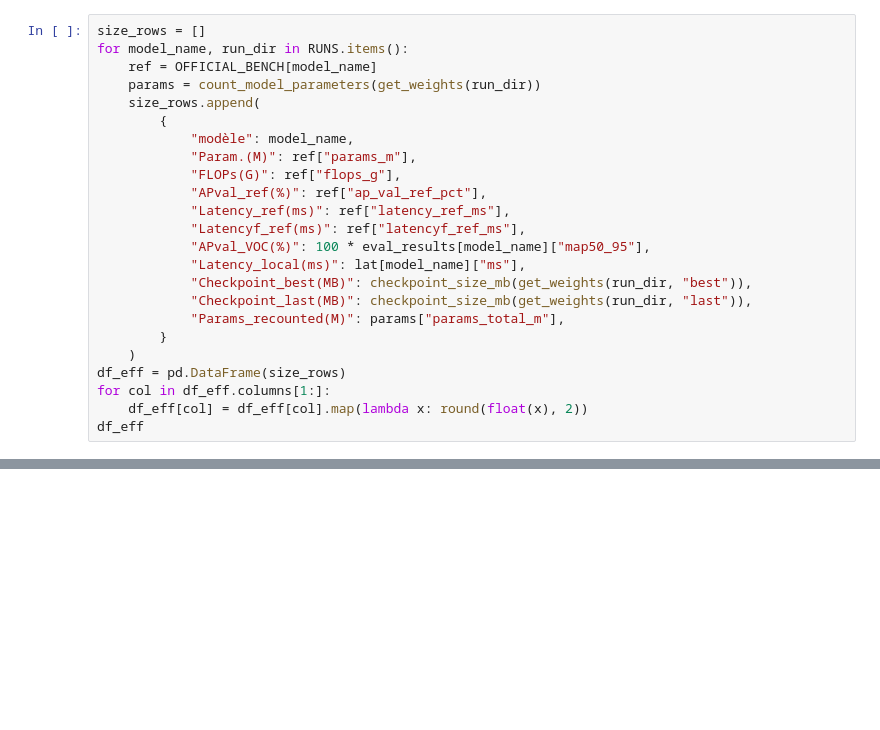
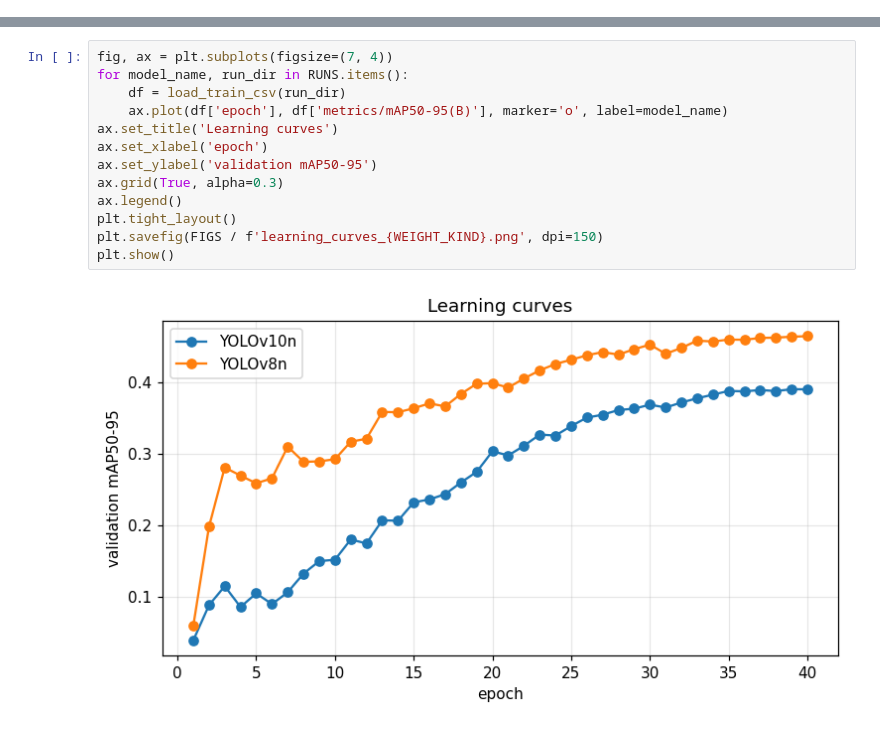
Before and after one commit to enzontl/deep-learning-paper-YOLOv10, a Jupyter notebook: notebooks/02_viz_compare_yolov10_mps.ipynb, the cells around one changed output, grey strips where cells are left out. Drawn from its saved outputs; the diff is of its cells as text; blank space fills up the shorter version.

```diff
--- a/notebooks/02_viz_compare_yolov10_mps.ipynb
+++ b/notebooks/02_viz_compare_yolov10_mps.ipynb
@@ -306,24 +0,0 @@ plt.show()
-# %%
-size_rows = []
-for model_name, run_dir in RUNS.items():
-    ref = OFFICIAL_BENCH[model_name]
-    params = count_model_parameters(get_weights(run_dir))
-    size_rows.append(
-        {
-            "modèle": model_name,
-            "Param.(M)": ref["params_m"],
-            "FLOPs(G)": ref["flops_g"],
-            "APval_ref(%)": ref["ap_val_ref_pct"],
-            "Latency_ref(ms)": ref["latency_ref_ms"],
-            "Latencyf_ref(ms)": ref["latencyf_ref_ms"],
-            "APval_VOC(%)": 100 * eval_results[model_name]["map50_95"],
-            "Latency_local(ms)": lat[model_name]["ms"],
-            "Checkpoint_best(MB)": checkpoint_size_mb(get_weights(run_dir, "best")),
-            "Checkpoint_last(MB)": checkpoint_size_mb(get_weights(run_dir, "last")),
-            "Params_recounted(M)": params["params_total_m"],
-        }
-    )
-df_eff = pd.DataFrame(size_rows)
-for col in df_eff.columns[1:]:
-    df_eff[col] = df_eff[col].map(lambda x: round(float(x), 2))
-df_eff
@@ -445,0 +175,15 @@ Si tu veux comparer `last.pt` au lieu de `best.pt`, change `WEIGHT_KIND = "last"
+# %%
+fig, ax = plt.subplots(figsize=(7, 4))
+for model_name, run_dir in RUNS.items():
+    df = load_train_csv(run_dir)
+    ax.plot(df['epoch'], df['metrics/mAP50-95(B)'], marker='o', label=model_name)
+ax.set_title('Learning curves')
+ax.set_xlabel('epoch')
+ax.set_ylabel('validation mAP50-95')
+ax.grid(True, alpha=0.3)
+ax.legend()
+plt.tight_layout()
+plt.savefig(FIGS / f'learning_curves_{WEIGHT_KIND}.png', dpi=150)
+plt.show()
+# %% [output]
+[figure, added]
```
Also changed, not shown: parts of 44 cells of this notebook, 32 other files.
